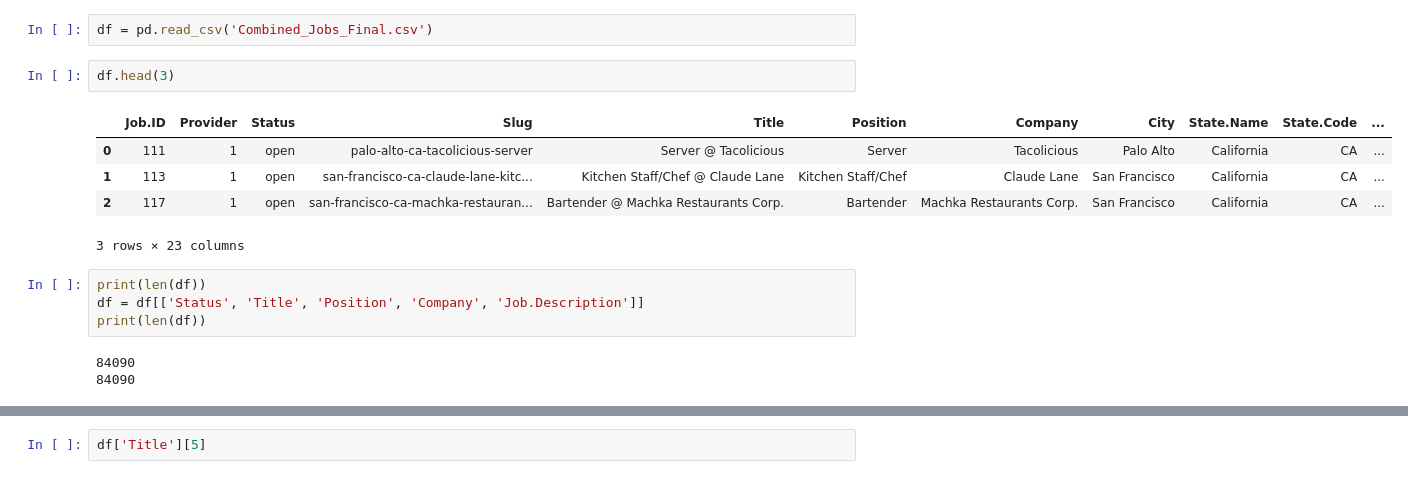
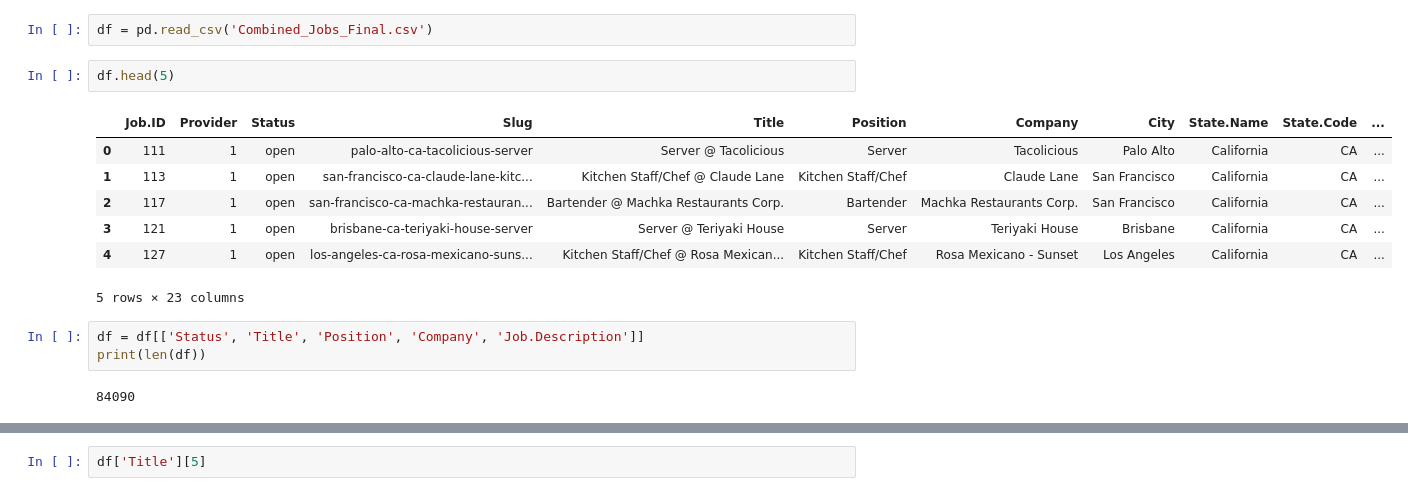
Before and after one commit to Rastra17/Individual-Project, a Jupyter notebook: JRS/Backend/Job Recommendation System.ipynb, the cells around one changed output, grey strips where cells are left out. Cells and saved outputs as stored; diff of their text form.

```diff
--- a/JRS/Backend/Job Recommendation System.ipynb
+++ b/JRS/Backend/Job Recommendation System.ipynb
@@ -6,17 +6,17 @@ import pandas as pd
 # %%
 df = pd.read_csv('Combined_Jobs_Final.csv')
 # %%
-df.head(3)
+df.head(5)
 # %% [output]
 |  | Job.ID | Provider | Status | Slug | Title | Position | Company | City | State.Name | State.Code | ... |
 | 0 | 111 | 1 | open | palo-alto-ca-tacolicious-server | Server @ Tacolicious | Server | Tacolicious | Palo Alto | California | CA | ... |
 | 1 | 113 | 1 | open | san-francisco-ca-claude-lane-kitc... | Kitchen Staff/Chef @ Claude Lane | Kitchen Staff/Chef | Claude Lane | San Francisco | California | CA | ... |
 | 2 | 117 | 1 | open | san-francisco-ca-machka-restauran... | Bartender @ Machka Restaurants Corp. | Bartender | Machka Restaurants Corp. | San Francisco | California | CA | ... |
+| 3 | 121 | 1 | open | brisbane-ca-teriyaki-house-server | Server @ Teriyaki House | Server | Teriyaki House | Brisbane | California | CA | ... |
+| 4 | 127 | 1 | open | los-angeles-ca-rosa-mexicano-suns... | Kitchen Staff/Chef @ Rosa Mexican... | Kitchen Staff/Chef | Rosa Mexicano - Sunset | Los Angeles | California | CA | ... |
-3 rows × 23 columns
+5 rows × 23 columns
 # %%
-print(len(df))
 df = df[['Status', 'Title', 'Position', 'Company', 'Job.Description']]
 print(len(df))
 # %% [output]
 84090
-84090
```
Also changed, not shown: parts of 10 cells of this notebook, 2 other files.
